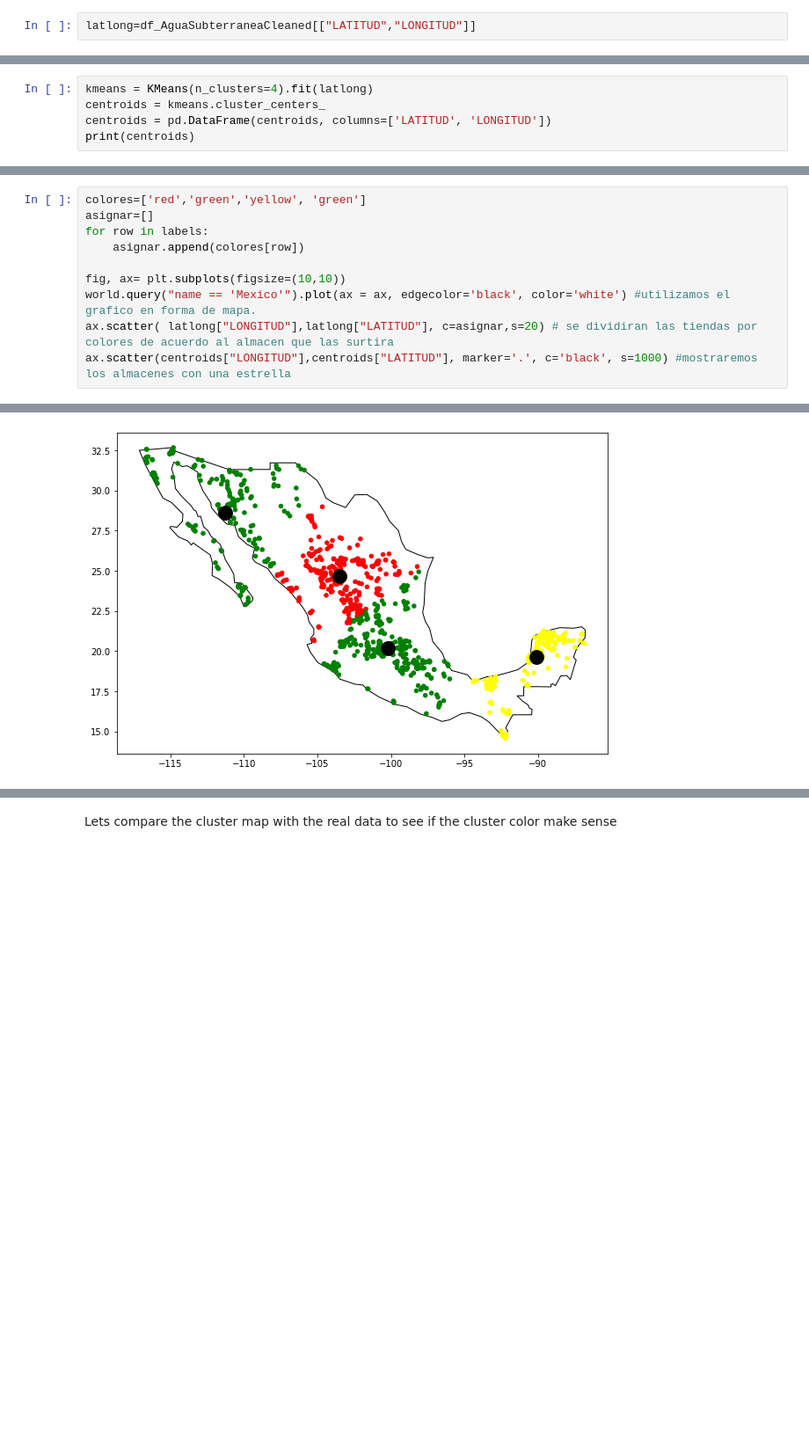
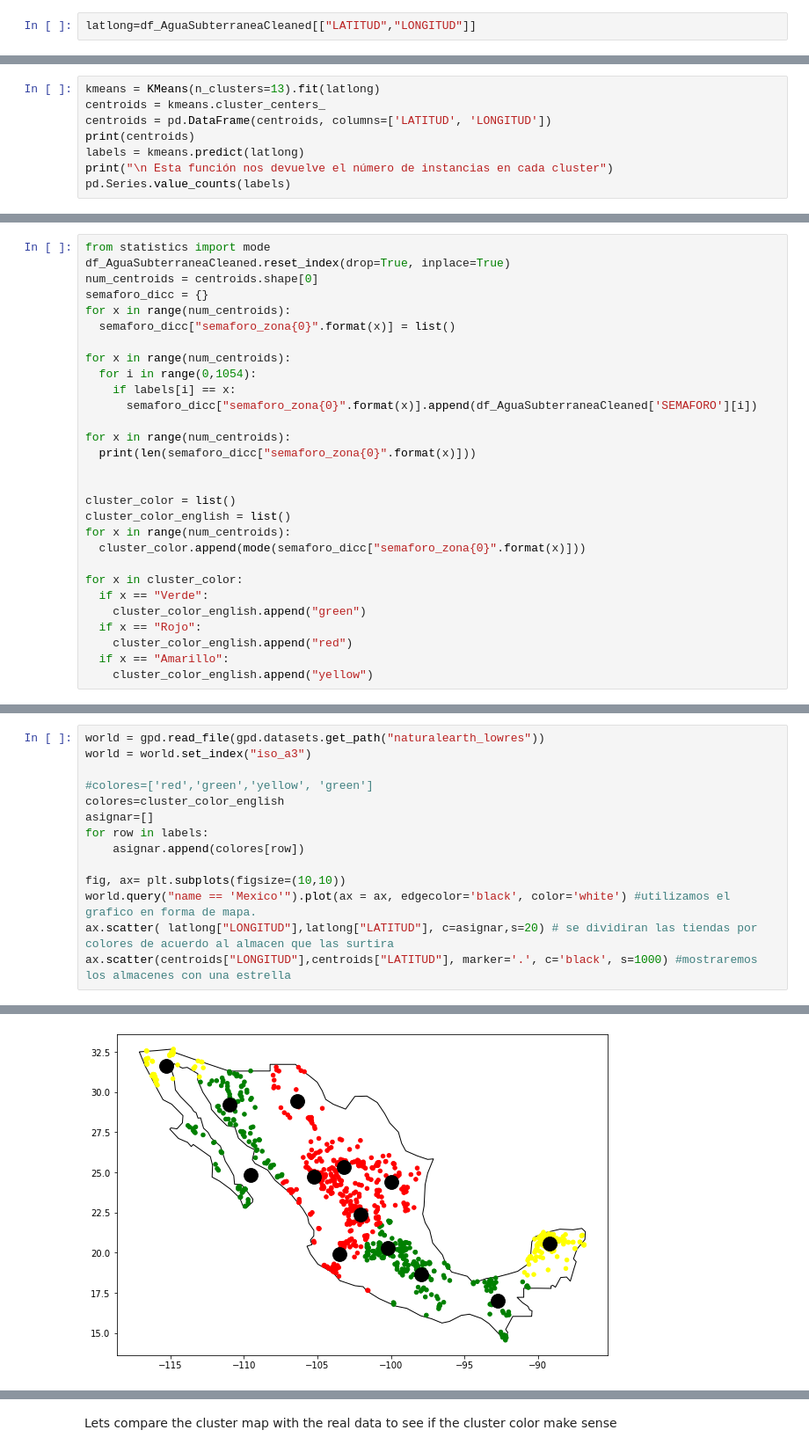
Before and after one commit to PosgradoMNA/actividades-del-projecto-team-1, a Jupyter notebook: Reto/Reto_Equipo1.ipynb, the cells around one changed output, grey strips where cells are left out. Shown at 88% size. Cells and saved outputs as stored; diff of their text form; blank space fills up the shorter version.

```diff
--- a/Reto/Reto_Equipo1.ipynb
+++ b/Reto/Reto_Equipo1.ipynb
@@ -602,6 +628,9 @@ We can see that the best K is 4
 # %%
-kmeans = KMeans(n_clusters=4).fit(latlong)
+kmeans = KMeans(n_clusters=13).fit(latlong)
 centroids = kmeans.cluster_centers_
 centroids = pd.DataFrame(centroids, columns=['LATITUD', 'LONGITUD'])
 print(centroids)
+labels = kmeans.predict(latlong)
+print("\n Esta función nos devuelve el número de instancias en cada cluster")
+pd.Series.value_counts(labels)
 # %% [output]
@@ -625,0 +669,29 @@ labels[1053]
+# %%
+from statistics import mode
+df_AguaSubterraneaCleaned.reset_index(drop=True, inplace=True)
+num_centroids = centroids.shape[0]
+semaforo_dicc = {}
+for x in range(num_centroids):
+  semaforo_dicc["semaforo_zona{0}".format(x)] = list()
+
+for x in range(num_centroids):
+  for i in range(0,1054):
+    if labels[i] == x:
+      semaforo_dicc["semaforo_zona{0}".format(x)].append(df_AguaSubterraneaCleaned['SEMAFORO'][i])
+
+for x in range(num_centroids):
+  print(len(semaforo_dicc["semaforo_zona{0}".format(x)]))
+
+
+cluster_color = list()
+cluster_color_english = list()
+for x in range(num_centroids):
+  cluster_color.append(mode(semaforo_dicc["semaforo_zona{0}".format(x)]))
+
+for x in cluster_color:
+  if x == "Verde":
+    cluster_color_english.append("green")
+  if x == "Rojo":
+    cluster_color_english.append("red")
+  if x == "Amarillo":
+    cluster_color_english.append("yellow")
@@ -689,14 +758,18 @@ world = world.set_index("iso_a3")
 # %%
-colores=['red','green','yellow', 'green']
+world = gpd.read_file(gpd.datasets.get_path("naturalearth_lowres"))
+world = world.set_index("iso_a3")
+
+#colores=['red','green','yellow', 'green']
+colores=cluster_color_english
 asignar=[]
 for row in labels:
     asignar.append(colores[row])
 
 fig, ax= plt.subplots(figsize=(10,10))
 world.query("name == 'Mexico'").plot(ax = ax, edgecolor='black', color='white') #utilizamos el grafico en forma de mapa.
 ax.scatter( latlong["LONGITUD"],latlong["LATITUD"], c=asignar,s=20) # se dividiran las tiendas por colores de acuerdo al almacen que las surtira
 ax.scatter(centroids["LONGITUD"],centroids["LATITUD"], marker='.', c='black', s=1000) #mostraremos los almacenes con una estrella
 # %% [output]
 <matplotlib.collections.PathCollection at 0x...>
-[figure, old version]
+[figure, new version]
 # %% [markdown]
```
Also changed, not shown: parts of 37 cells of this notebook.
